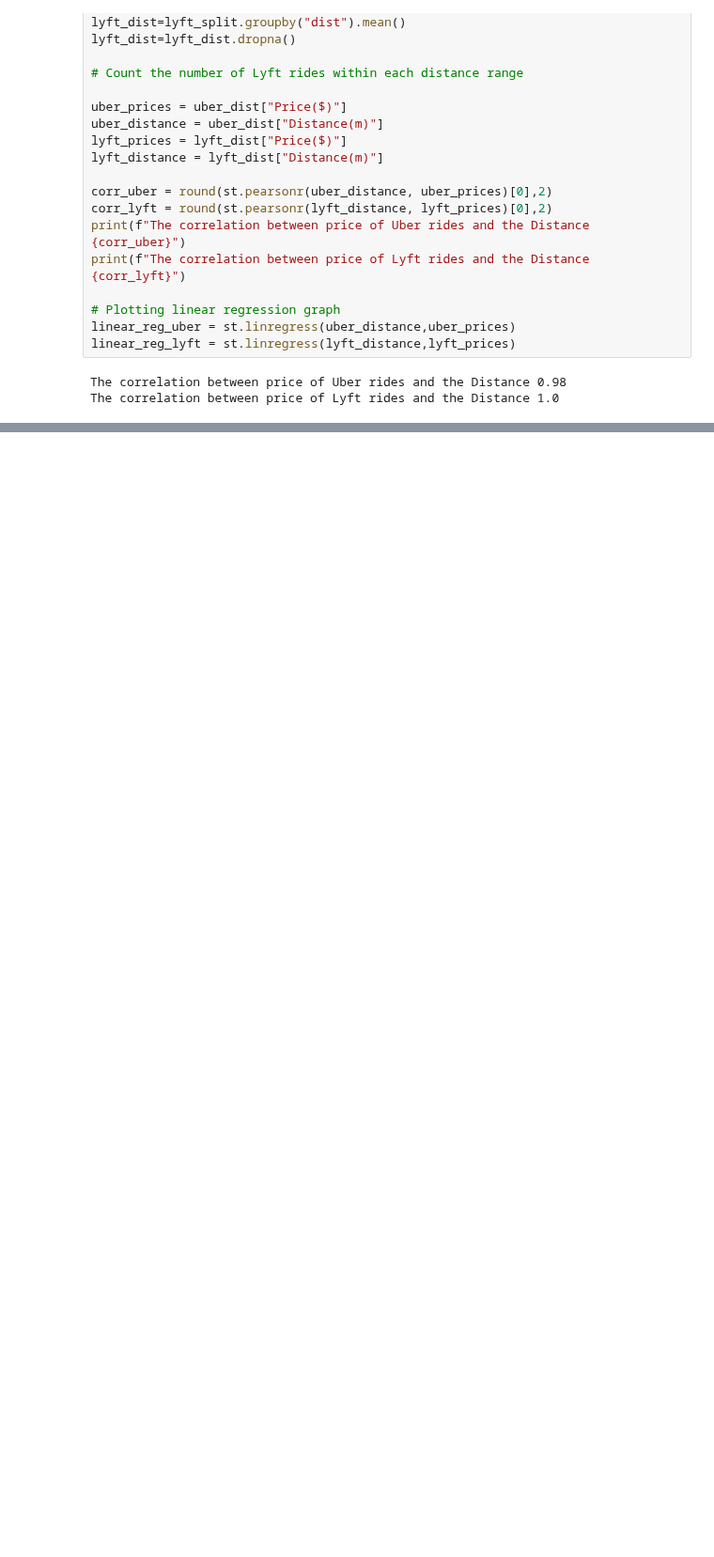
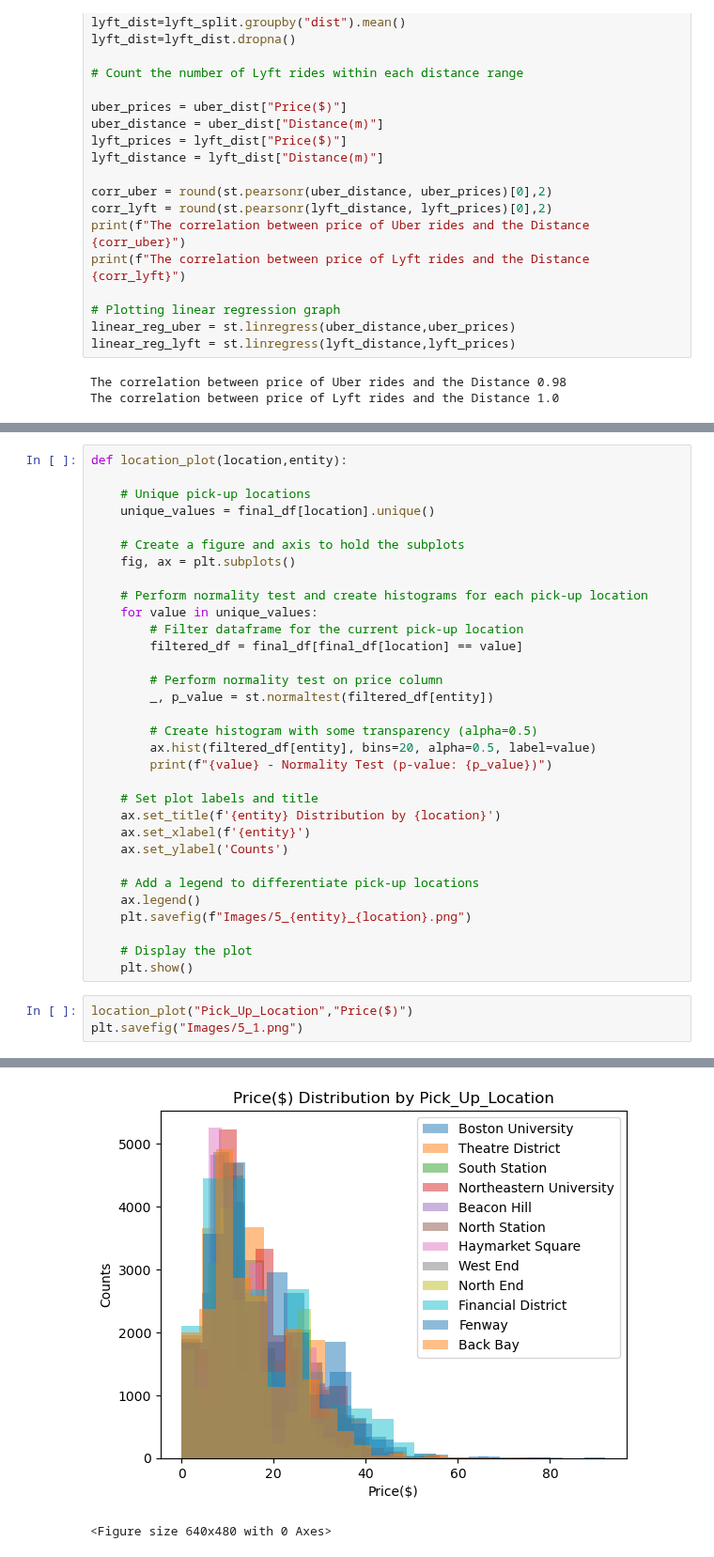
Before and after one commit to marnaji/Project-1, a Jupyter notebook: main.ipynb, the cells around one changed output, grey strips where cells are left out. Shown at 94% size. Cells and saved outputs as stored; diff of their text form; blank space fills up the shorter version.

```diff
--- a/main.ipynb
+++ b/main.ipynb
@@ -749,0 +814,36 @@ plt.show()
+# %%
+def location_plot(location,entity):
+
+    # Unique pick-up locations
+    unique_values = final_df[location].unique()
+
+    # Create a figure and axis to hold the subplots
+    fig, ax = plt.subplots()
+
+    # Perform normality test and create histograms for each pick-up location
+    for value in unique_values:
+        # Filter dataframe for the current pick-up location
+        filtered_df = final_df[final_df[location] == value]
+
+        # Perform normality test on price column
+        _, p_value = st.normaltest(filtered_df[entity])
+
+        # Create histogram with some transparency (alpha=0.5)
+        ax.hist(filtered_df[entity], bins=20, alpha=0.5, label=value)
+        print(f"{value} - Normality Test (p-value: {p_value})")
+
+    # Set plot labels and title
+    ax.set_title(f'{entity} Distribution by {location}')
+    ax.set_xlabel(f'{entity}')
+    ax.set_ylabel('Counts')
+
+    # Add a legend to differentiate pick-up locations
+    ax.legend()
+    plt.savefig(f"Images/5_{entity}_{location}.png")
+
+    # Display the plot
+    plt.show()
+# %%
+location_plot("Pick_Up_Location","Price($)")
+plt.savefig("Images/5_1.png")
+# %% [output]
@@ -749,0 +862,2 @@ plt.show()
+[figure, added]
+<Figure size 640x480 with 0 Axes>
```
Also changed, not shown: parts of 40 cells of this notebook, 24 other files.
